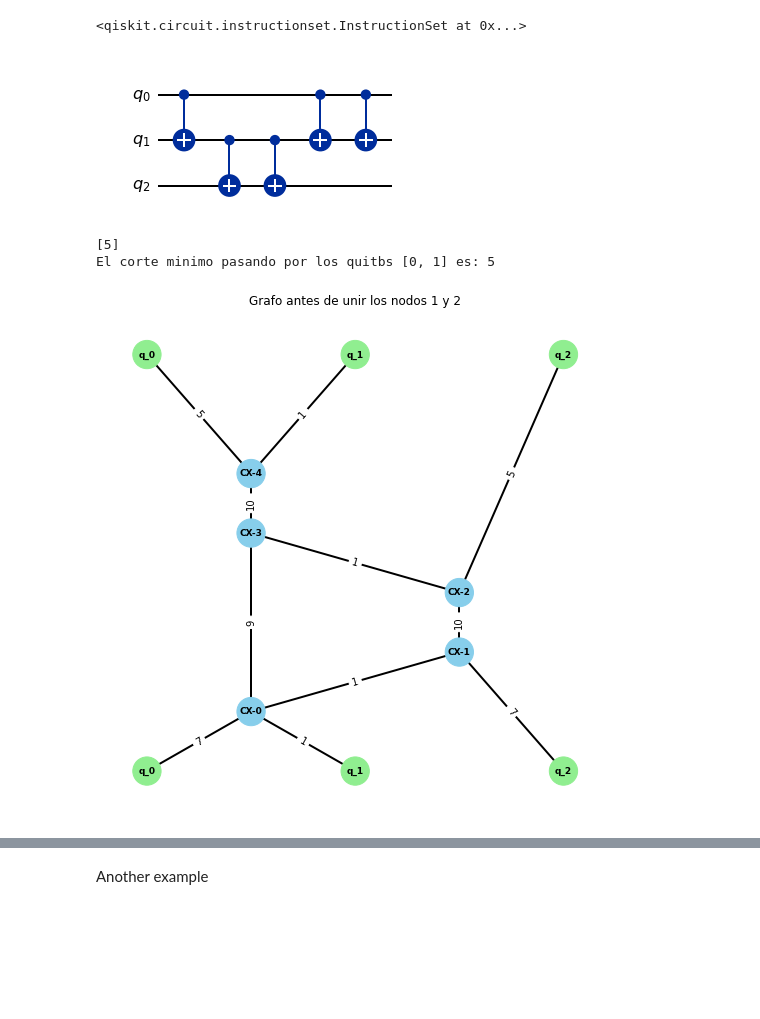
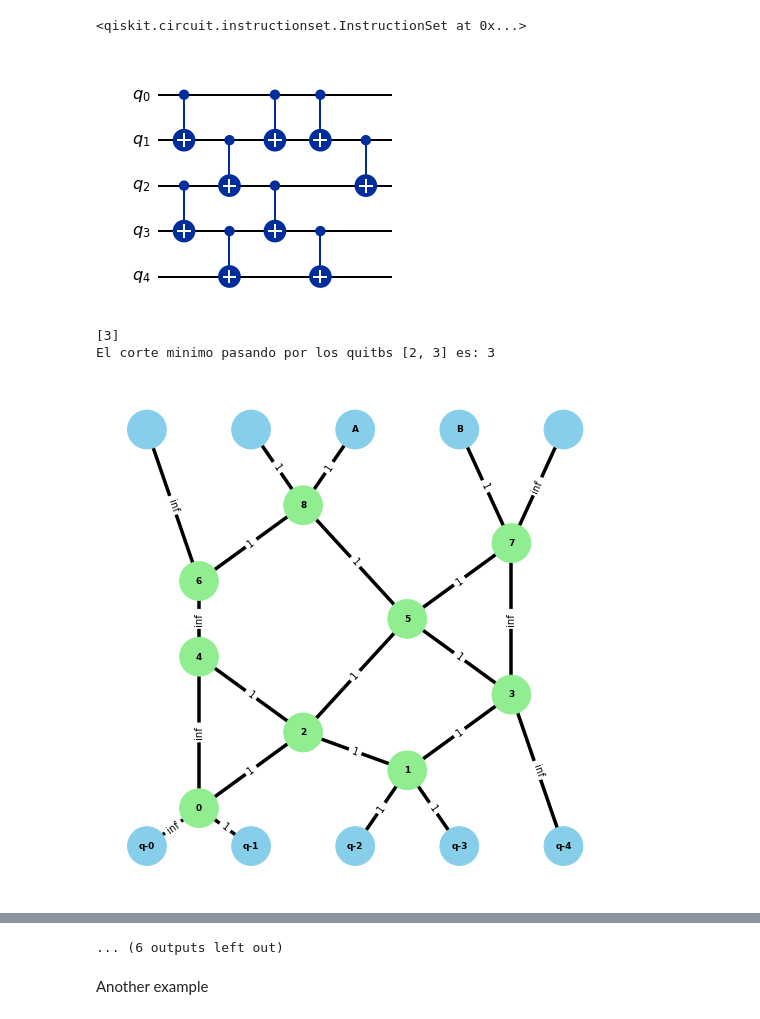
Before and after one commit to PiPevafo/Minimal-cut-in-a-Quantum-Circuit, a Jupyter notebook: karger_modified.ipynb, the cells around one changed output, grey strips where cells are left out. Cells and saved outputs as stored; diff of their text form; code cells hidden in the pictures; blank space fills up the shorter version.

```diff
--- a/karger_modified.ipynb
+++ b/karger_modified.ipynb
@@ -222,7 +227,7 @@ def karger_min_cut_circuit(qc, bool_plot, exclude_nodes):
 Exemple of Karger modified algorithm to find the minimal cut of a graph.
 # %%
 #Create my circuit
-n_qubits = 3
+n_qubits = 5
 n_partition = 1
 
 qc = QuantumCircuit(n_qubits)
@@ -245,38 +250,43 @@ qc = QuantumCircuit(n_qubits)
 # qc.cx(1, 2)
 # qc.cx(1, 2)
 # qc.cx(1, 2)
+
 qc.cx(0, 1)
+qc.cx(2, 3)
 qc.cx(1, 2)
+qc.cx(3, 4)
+qc.cx(0, 1)
+qc.cx(2, 3)
+qc.cx(0, 1)
+qc.cx(3, 4)
 qc.cx(1, 2)
-qc.cx(0, 1)
-qc.cx(0, 1)
 # %% [output]
 <qiskit.circuit.instructionset.InstructionSet at 0x...>
 # %%
 
 G, pos, qubit_top_nodes = circuit_to_graph(qc)
 
 # Show the circuit and graph
 display(qc.draw(output='mpl'))
 plt.show()
-draw_circuit_graph(G, pos, 1, 2)
+draw_circuit_graph(G, pos,1,1)
 
 #Execute the algorithm
-exclude_nodes = [0, 1]
+exclude_nodes = [2, 3]
 trials = 1
 cuts = []
 
 for _ in range(trials):
-    cut = karger_min_cut_circuit(qc, False, exclude_nodes)
+    cut = karger_min_cut_circuit(qc, True, exclude_nodes)
     cuts.append(cut)
     min_cut = min(cuts)
 
 print(cuts)
 cut = karger_min_cut_circuit(qc, False, exclude_nodes)
 
 print(f"El corte minimo pasando por los quitbs {exclude_nodes} es: {min_cut}")
 # %% [output]
-[figure, old version]
+[figure, new version]
-[5]
-El corte minimo pasando por los quitbs [0, 1] es: 5
+[3]
+El corte minimo pasando por los quitbs [2, 3] es: 3
-[figure, old version]
+[figure, new version]
@@ -283,3 +302,4 @@ El corte minimo pasando por los quitbs [0, 1] es: 5
+... (6 outputs left out)
 # %% [markdown]
 Another example
 # %%
```
Also changed, not shown: parts of 4 cells of this notebook, 3 other files.
